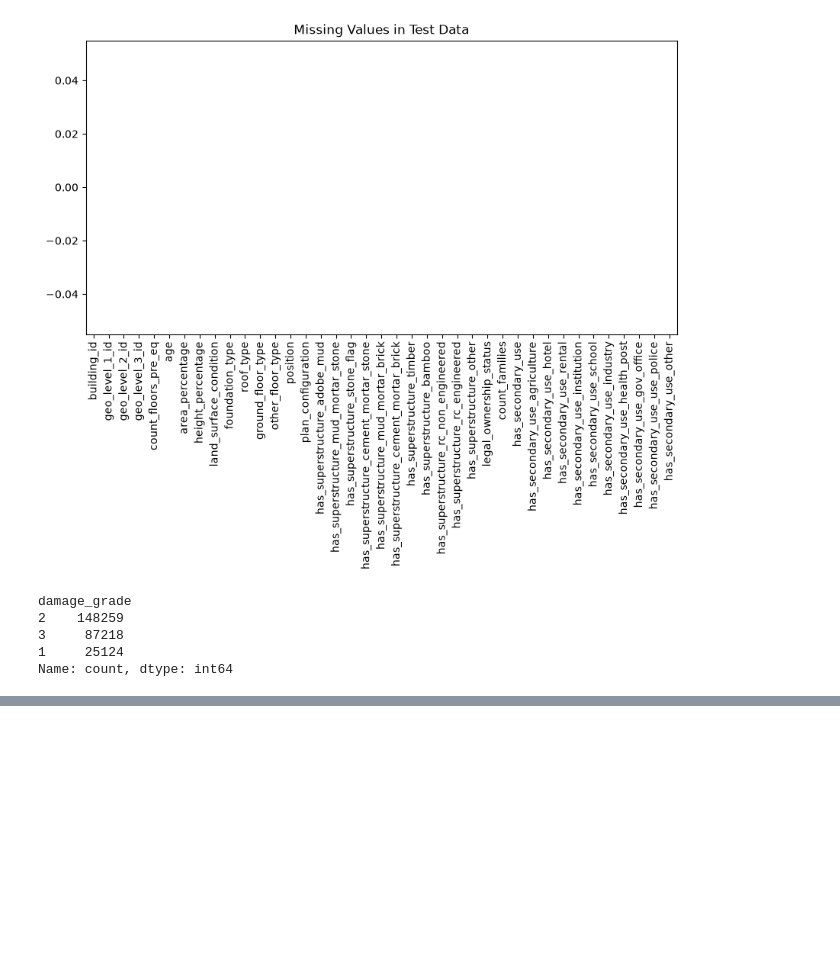
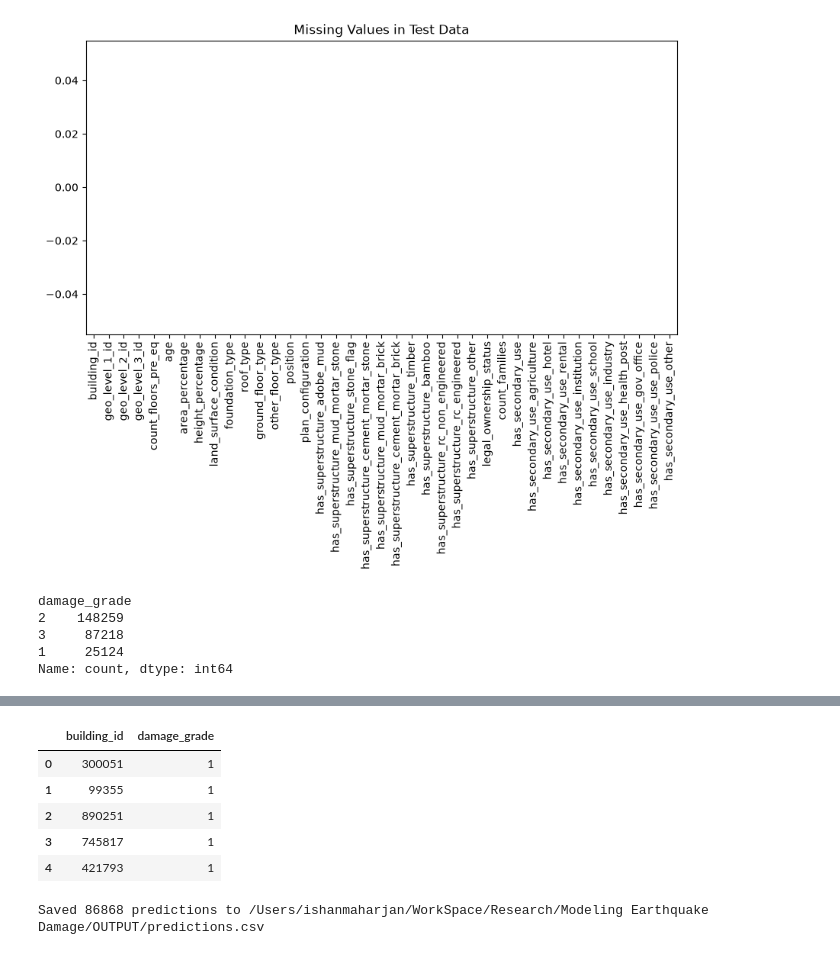
Before and after one commit to Eshan133/Richter-Predictor-Modeling-Earthquake-Damage, a Jupyter notebook: NOTEBOOK/EDA.ipynb, the cells around one changed output, grey strips where cells are left out. Cells and saved outputs as stored; diff of their text form; code cells hidden in the pictures; blank space fills up the shorter version.

```diff
--- a/NOTEBOOK/EDA.ipynb
+++ b/NOTEBOOK/EDA.ipynb
@@ -27,3 +27,5 @@ import matplotlib.pyplot as plt
 train_values = pd.read_csv('../DATA/train_values.csv')
 train_labels = pd.read_csv('../DATA/train_labels.csv')
 test_values = pd.read_csv('../DATA/test_values.csv')
+literature = pd.read_csv('../LITERATURE/openalex_top20.csv')
+submission_sample = pd.read_csv('../DATA/submission_format.csv')
@@ -61,0 +191,20 @@ train_values.head()
+# %%
+submission_sample.head()
+# %% [output]
+|  | building_id | damage_grade |
+| 0 | 300051 | 1 |
+| 1 | 99355 | 1 |
+| 2 | 890251 | 1 |
+| 3 | 745817 | 1 |
+| 4 | 421793 | 1 |
+# %%
+import os
+
+output_dir = "../OUTPUT"
+os.makedirs(output_dir, exist_ok=True)
+
+output_path = os.path.join(output_dir, "predictions.csv")
+predictions.to_csv(output_path, index=False)
+print(f"Saved {predictions.shape[0]} predictions to {os.path.abspath(output_path)}")
+# %% [output]
+Saved 86868 predictions to /Users/ishanmaharjan/WorkSpace/Research/Modeling Earthquake Damage/OUTPUT/predictions.csv
```
Also changed, not shown: parts of 14 cells of this notebook, 1 other file.
